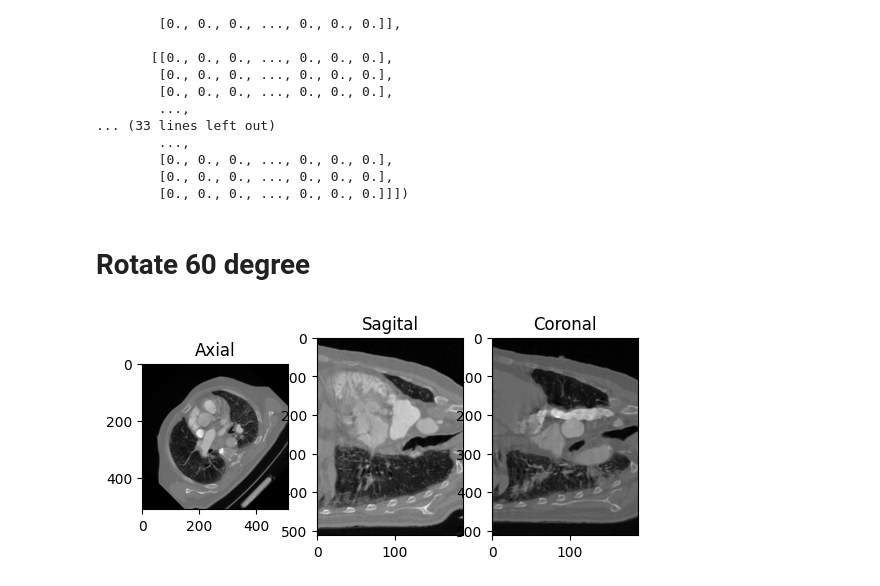
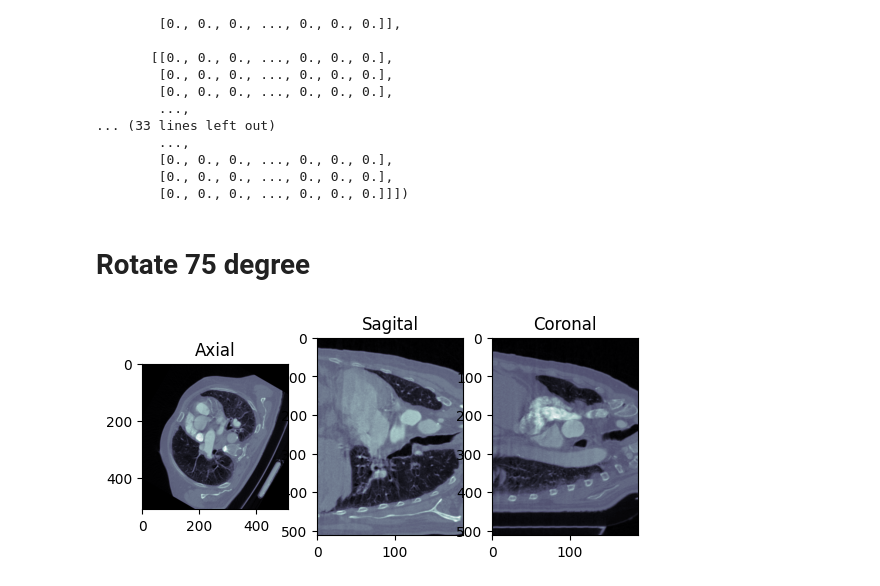
Before and after one commit to anbit192/coding-adventure, a Jupyter notebook: test_parallel/dicoms/rotate_dicoms.ipynb, the cells around one changed output. Cells and saved outputs as stored; diff of their text form; code cells hidden in the pictures.

Commit message:
rotate!!!!!

```diff
--- a/test_parallel/dicoms/rotate_dicoms.ipynb
+++ b/test_parallel/dicoms/rotate_dicoms.ipynb
@@ -23,7 +24,7 @@ images[0].shape
 # %%
 x, y = images[0].shape
 z = len(img_names)
-rotate_angle = 45
+rotate_angle = 60
 # %% [markdown]
 # Rotate all images in images set
 # %%
@@ -66,23 +67,24 @@ array([[[0., 0., 0., ..., 0., 0., 0.],
         [0., 0., 0., ..., 0., 0., 0.],
         [0., 0., 0., ..., 0., 0., 0.]]])
 # %% [markdown]
-# Rotate 60 degree
+# Rotate 75 degree
 # %%
 axial = plt.subplot(1, 3, 1)
 plt.title("Axial")
-plt.imshow(img_3d[:, :, z//2], cmap="gray")
+plt.imshow(img_3d[:, :, z//2], cmap="bone")
 axial.set_aspect(1)
 
 
 sagital = plt.subplot(1, 3, 2)
 plt.title("Sagital")
-plt.imshow(img_3d[:, y//2, :], cmap = "gray")
+plt.imshow(img_3d[:, y//2, :], cmap = "bone")
 sagital.set_aspect(0.5)
 
 coronal = plt.subplot(1, 3, 3)
 plt.title("Coronal")
-plt.imshow(img_3d[x//2, :, :], cmap="gray")
+plt.imshow(img_3d[x//2, :, :], cmap="bone")
 coronal.set_aspect(0.5)
-plt.show()
+
+plt.savefig(f"rotates/rotate{rotate_angle}.png")
 # %% [output]
-[figure, old version]
+[figure, new version]
```
Also changed, not shown: parts of 2 cells of this notebook, 6 other files.
